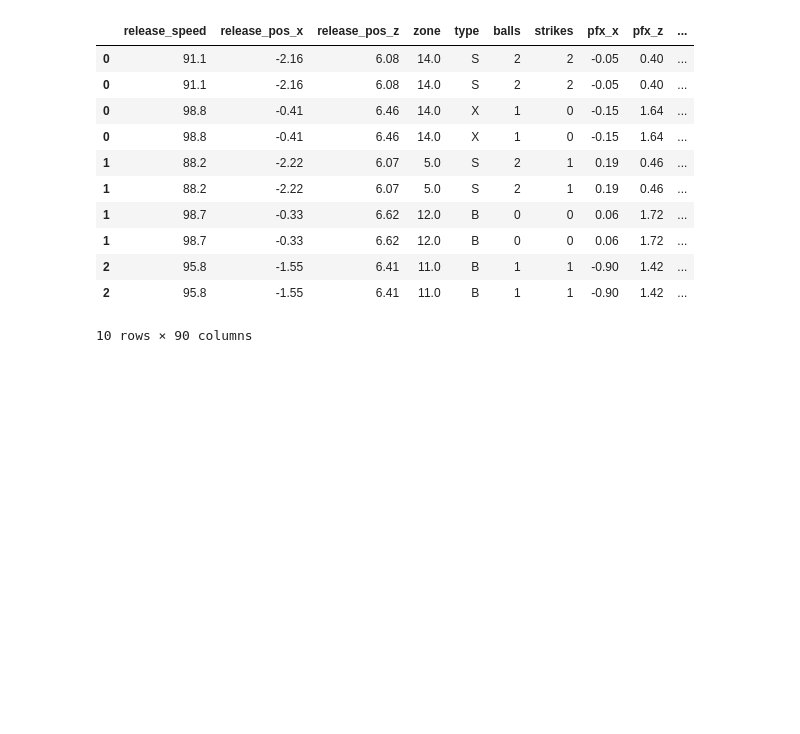
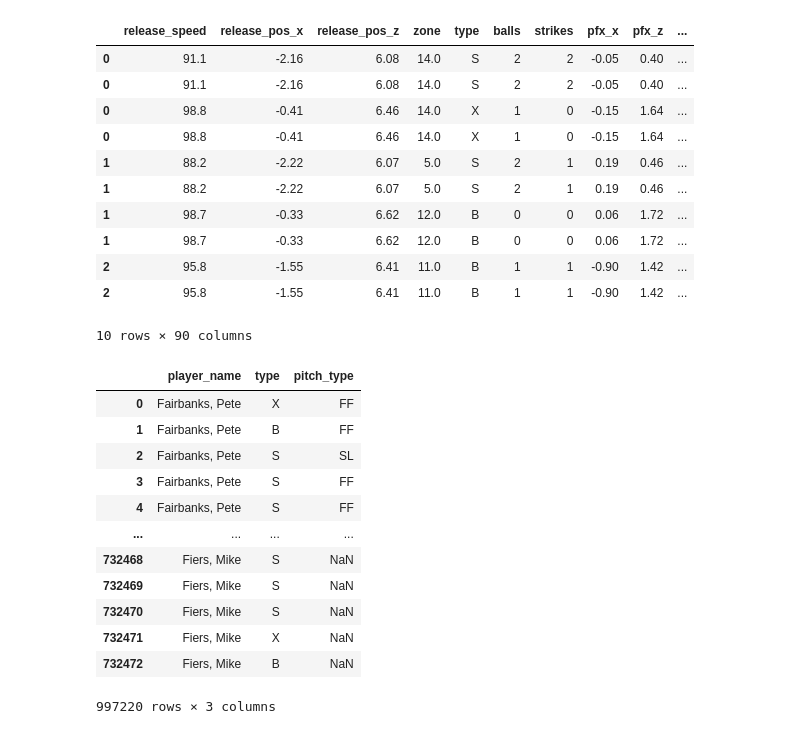
Before and after one commit to KarenMashburn/team-country-music, a Jupyter notebook: Data Cleaning.ipynb, the cells around one changed output. Cells and saved outputs as stored; diff of their text form; code cells hidden in the pictures; blank space fills up the shorter version.

```diff
--- a/Data Cleaning.ipynb
+++ b/Data Cleaning.ipynb
@@ -208,0 +207,18 @@ team_data_df = df_teams
+# %%
+pitcher_strikes = df_clean[['player_name','type','pitch_type']]
+#pitcher_strikes = pitcher_strikes[pitcher_strikes['type'].isnull() == False]
+pitcher_strikes
+# %% [output]
+|  | player_name | type | pitch_type |
+| 0 | Fairbanks, Pete | X | FF |
+| 1 | Fairbanks, Pete | B | FF |
+| 2 | Fairbanks, Pete | S | SL |
+| 3 | Fairbanks, Pete | S | FF |
+| 4 | Fairbanks, Pete | S | FF |
+| ... | ... | ... | ... |
+| 732468 | Fiers, Mike | S | NaN |
+| 732469 | Fiers, Mike | S | NaN |
+| 732470 | Fiers, Mike | S | NaN |
+| 732471 | Fiers, Mike | X | NaN |
+| 732472 | Fiers, Mike | B | NaN |
+997220 rows × 3 columns
```
Also changed, not shown: parts of 3 cells of this notebook, 7 other files.
